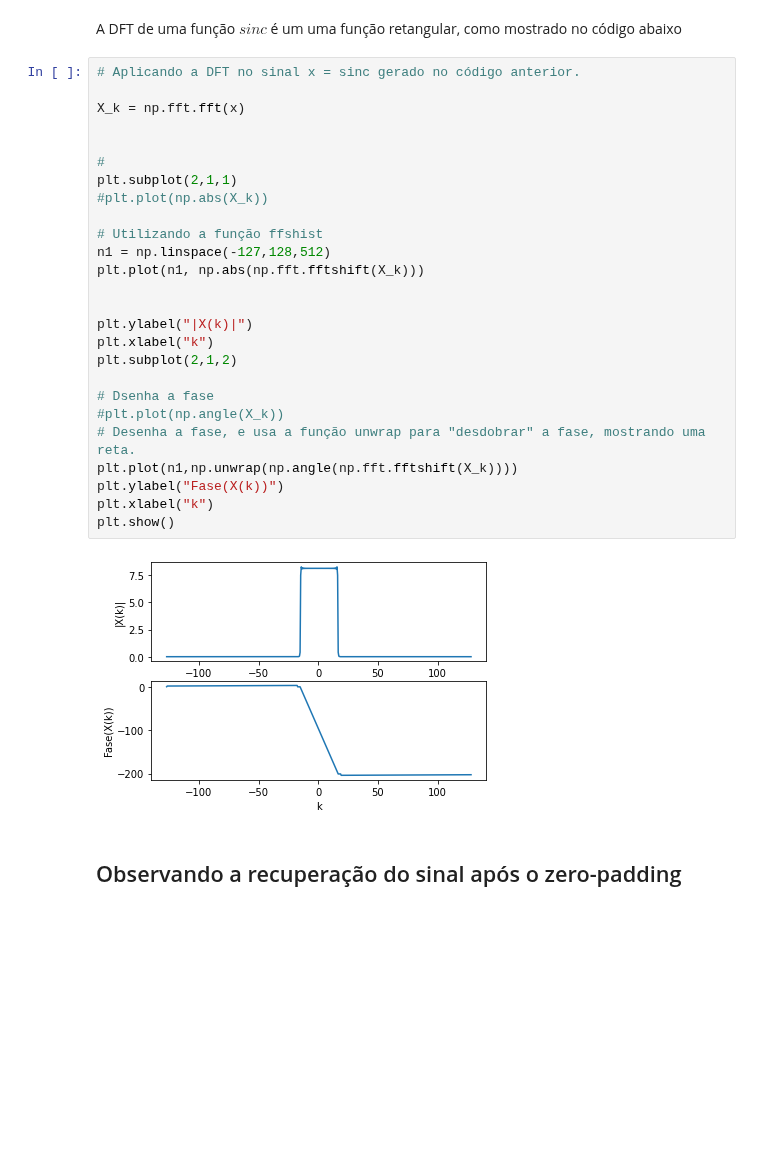
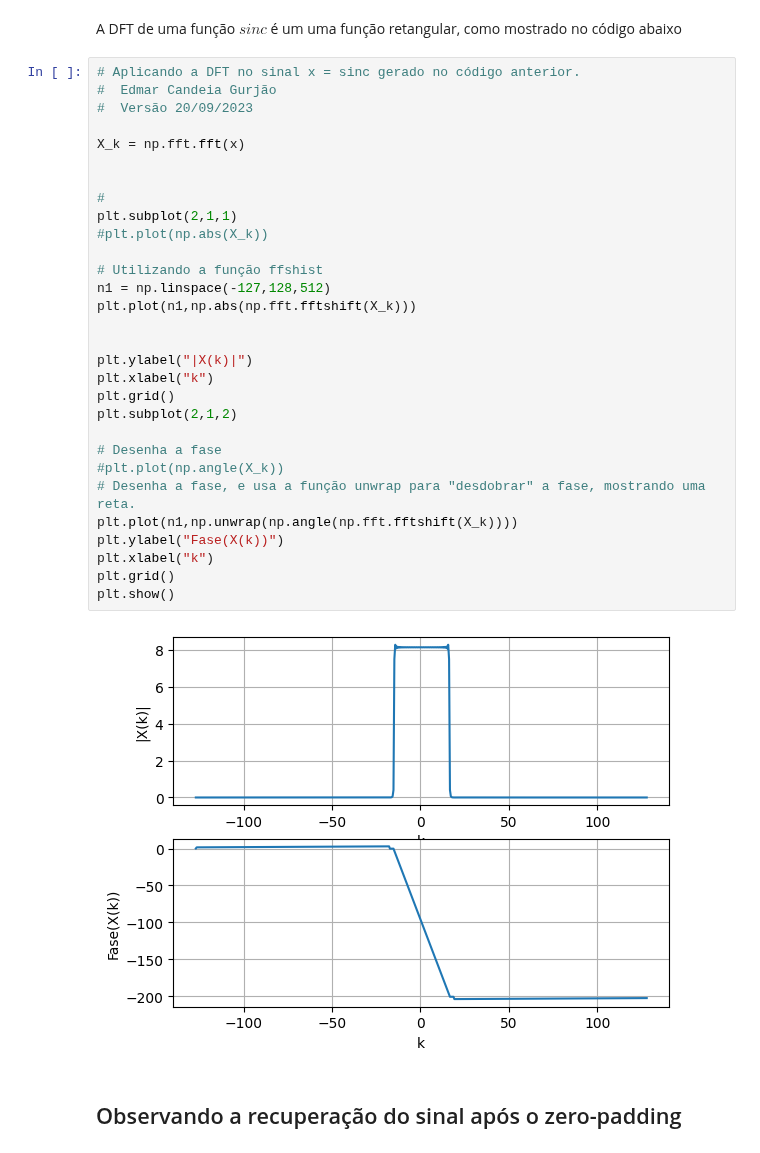
Before and after one commit to ecandeia/PDS, a Jupyter notebook: DFT/DFTPoperties.ipynb, the cells around one changed output. Saved outputs shown, nothing was run; the diff lists cells and outputs as text; blank space fills up the shorter version.

```diff
--- a/DFT/DFTPoperties.ipynb
+++ b/DFT/DFTPoperties.ipynb
@@ -23,32 +34,36 @@ plt.show()
 A DFT de uma função $sinc$ é um uma função retangular, como mostrado no código abaixo
 # %%
 # Aplicando a DFT no sinal x = sinc gerado no código anterior.
+#  Edmar Candeia Gurjão
+#  Versão 20/09/2023
 
 X_k = np.fft.fft(x)
 
 
 #
 plt.subplot(2,1,1)
 #plt.plot(np.abs(X_k))
 
 # Utilizando a função ffshist
 n1 = np.linspace(-127,128,512)
-plt.plot(n1, np.abs(np.fft.fftshift(X_k)))
+plt.plot(n1,np.abs(np.fft.fftshift(X_k)))
 
 
 plt.ylabel("|X(k)|")
 plt.xlabel("k")
+plt.grid()
 plt.subplot(2,1,2)
 
-# Dsenha a fase
+# Desenha a fase
 #plt.plot(np.angle(X_k))
 # Desenha a fase, e usa a função unwrap para "desdobrar" a fase, mostrando uma reta.
 plt.plot(n1,np.unwrap(np.angle(np.fft.fftshift(X_k))))
 plt.ylabel("Fase(X(k))")
 plt.xlabel("k")
+plt.grid()
 plt.show()
 # %% [output]
-[figure, old version]
+[figure, new version]
 # %% [markdown]
 ## Observando a recuperação do sinal após o zero-padding
 # %%
```
Also changed, not shown: parts of 14 cells of this notebook, 1 other file.
